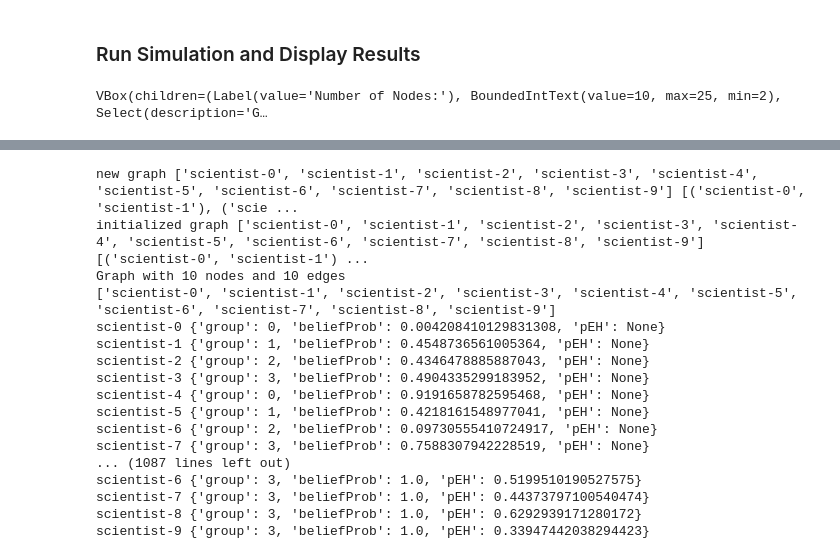
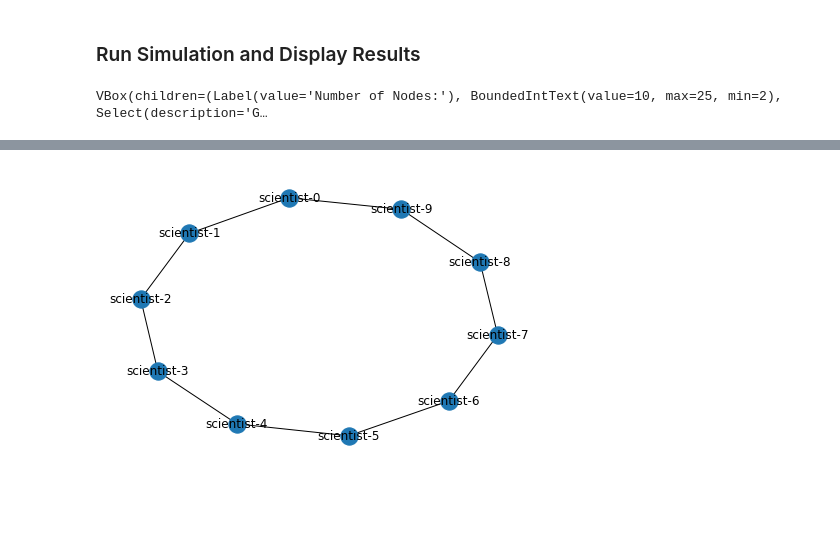
Before and after one commit to kekoawong/test-models, a Jupyter notebook: zollman.ipynb, the cells around one changed output, grey strips where cells are left out. Drawn from its saved outputs; the diff is of its cells as text; code cells hidden in the pictures; blank space fills up the shorter version.

Commit message:
Added plot for viewing

```diff
--- a/zollman.ipynb
+++ b/zollman.ipynb
@@ -113,67 +99,51 @@ def run_simulation(graph, num_timesteps=1):
         posteriors = timestep(graph)
         median_posterior = statistics.median(posteriors)
         median_posteriors.append(median_posterior if median_posterior is not None else 0)
-    return median_posteriors
+        yield median_posteriors
 # %% [markdown]
 ### Run Simulation and Display Results
 # %%
 # Define Parameters
 numTimesteps = 100 # or do not need this? Just run at a pace
 newGraph = nx.Graph()
 numNodes_label = widgets.Label("Number of Nodes:")
 numNodes = widgets.BoundedIntText(value=10, min=2, max=25, step=1)
 graphType = widgets.Select(options=['circle', 'wheel', 'complete'], value='circle', description='Graph Type:')
 custom_button = widgets.Button(description="Initialize Graph")
-# result = widgets.interact_manual(initialize_graph, graphType=graphType, numNodes=numNodes, description="Initialize Graph")
-def onClick(_):
-    initializedGraph = initialize_graph(numNodes=numNodes.value, graphType=graphType.value)
-    newGraph.clear()
-    newGraph.add_nodes_from(initializedGraph.nodes(data=True))
-    newGraph.add_edges_from(initializedGraph.edges(data=True))
-
-custom_button.on_click(onClick)
 # Group the interactive widgets together using HBox or VBox
 widget_group = widgets.VBox([numNodes_label, numNodes, graphType])
 
 # Define timestep
 timestepLabel = widgets.Label("Number of Timesteps:")
 numTimesteps = widgets.BoundedIntText(value=100, min=1, max=10000, step=1)
 timestepGroup = widgets.VBox([timestepLabel, numTimesteps])
-start_button = widgets.Button(description="Run Simulation")
+start_button = widgets.Button(description="Run Simulation", disabled=True)
+
+def onClick(_):
+    initializedGraph = initialize_graph(numNodes=numNodes.value, graphType=graphType.value)
+    newGraph.clear()
+    newGraph.add_nodes_from(initializedGraph.nodes(data=True))
+    newGraph.add_edges_from(initializedGraph.edges(data=True))
+    start_button.disabled = False
+
+custom_button.on_click(onClick)
 
 def onStart(_):
-    print(newGraph)
     if newGraph.number_of_nodes() < 1:
         ValueError("No Graph initialized")
     run_simulation(graph=newGraph, num_timesteps=numTimesteps.value)
+    nx.draw(newGraph, with_labels=True)
+    plt.show()
 start_button.on_click(onStart)
 
 # Display the custom button and the interactive widgets
 display(widget_group, custom_button, timestepGroup, start_button)
-
-# Buttons: initialize graph, run X timesteps
 # %% [output]
 VBox(children=(Label(value='Number of Nodes:'), BoundedIntText(value=10, max=25, min=2), Select(description='G…
 [interactive output not drawn]
 [interactive output not drawn]
 [interactive output not drawn]
-new graph ['scientist-0', 'scientist-1', 'scientist-2', 'scientist-3', 'scientist-4', 'scientist-5', 'scientist-6', 'scientist-7', 'scientist-8', 'scientist-9'] [('scientist-0', 'scientist-1'), ('scie ...
-initialized graph ['scientist-0', 'scientist-1', 'scientist-2', 'scientist-3', 'scientist-4', 'scientist-5', 'scientist-6', 'scientist-7', 'scientist-8', 'scientist-9'] [('scientist-0', 'scientist-1') ...
-Graph with 10 nodes and 10 edges
-['scientist-0', 'scientist-1', 'scientist-2', 'scientist-3', 'scientist-4', 'scientist-5', 'scientist-6', 'scientist-7', 'scientist-8', 'scientist-9']
-scientist-0 {'group': 0, 'beliefProb': 0.004208410129831308, 'pEH': None}
-scientist-1 {'group': 1, 'beliefProb': 0.4548736561005364, 'pEH': None}
-scientist-2 {'group': 2, 'beliefProb': 0.4346478885887043, 'pEH': None}
-scientist-3 {'group': 3, 'beliefProb': 0.4904335299183952, 'pEH': None}
-scientist-4 {'group': 0, 'beliefProb': 0.9191658782595468, 'pEH': None}
-scientist-5 {'group': 1, 'beliefProb': 0.4218161548977041, 'pEH': None}
-scientist-6 {'group': 2, 'beliefProb': 0.09730555410724917, 'pEH': None}
-scientist-7 {'group': 3, 'beliefProb': 0.7588307942228519, 'pEH': None}
-... (1087 lines left out)
-scientist-6 {'group': 3, 'beliefProb': 1.0, 'pEH': 0.5199510190527575}
-scientist-7 {'group': 3, 'beliefProb': 1.0, 'pEH': 0.44373797100540474}
-scientist-8 {'group': 3, 'beliefProb': 1.0, 'pEH': 0.6292939171280172}
-scientist-9 {'group': 3, 'beliefProb': 1.0, 'pEH': 0.33947442038294423}
+[figure, added]
 # %%
 # Example usage:
 graph = initialize_graph('circle', numNodes=10)
```
Also changed, not shown: parts of 4 cells of this notebook.
